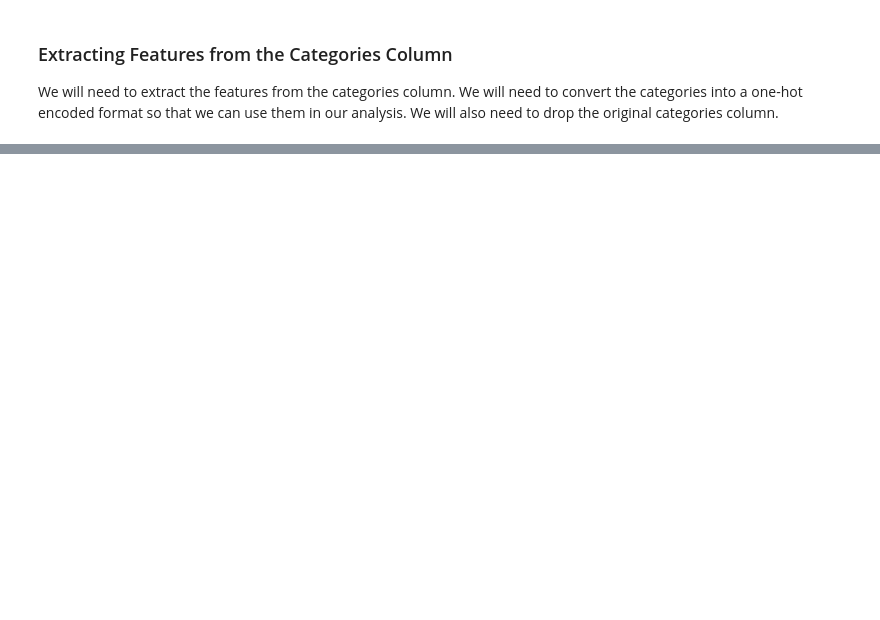
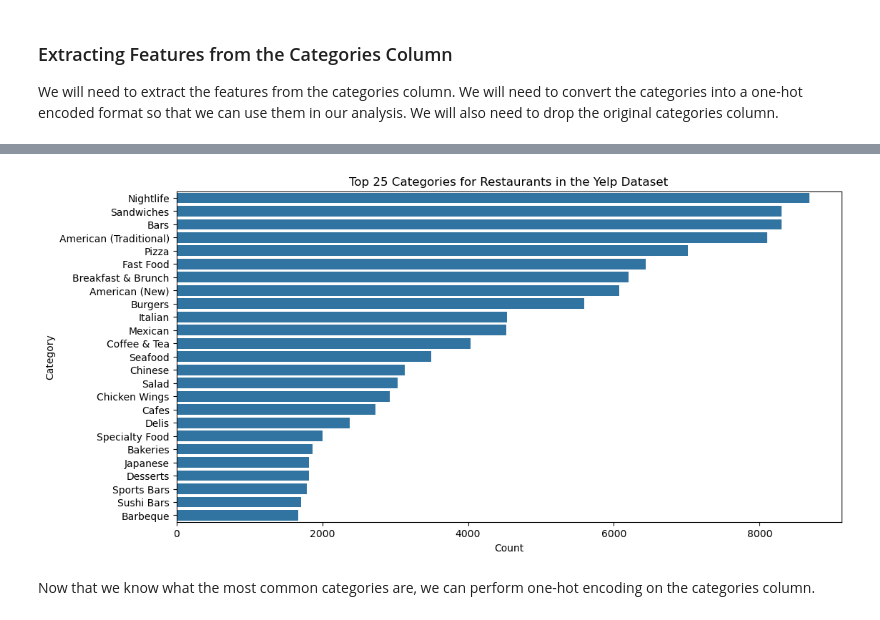
Before and after one commit to ervinp2002/yelp-dataset-analysis, a Jupyter notebook: yelp_analysis.ipynb, the cells around one changed output, grey strips where cells are left out. Cells and saved outputs as stored; diff of their text form; code cells hidden in the pictures; blank space fills up the shorter version.

Commit message:
Completed Preprocessing of dataset

```diff
--- a/yelp_analysis.ipynb
+++ b/yelp_analysis.ipynb
@@ -327,8 +328,10 @@ bool_columns = [
 ]
 
 for col in bool_columns:
+    # perform one-hot encoding for boolean columns
     business_df[col] = business_df[col].replace({None: False})
     business_df[col] = business_df[col].astype(bool)
+    business_df[col] = business_df[col].replace({True: 1, False: 0})
 
 missing_percentage = business_df.isnull().mean()
 print(f"Missing percentage in flattened DataFrame:\n{missing_percentage}")
@@ -413,6 +416,14 @@ columns_to_fill = ['WiFi', 'Alcohol', 'RestaurantsAttire', 'NoiseLevel']
 for col in columns_to_fill:
     business_df[col] = business_df[col].fillna(business_df[col].mode()[0])
 
+# Perform one-hot encoding for categorical columns
+business_df = pd.get_dummies(business_df, columns=columns_to_fill, drop_first=True)
+
+# Check if column is boolean and change to 0/1 if necessary
+for col in business_df.columns:
+    if business_df[col].dtype == 'bool':
+        business_df[col] = business_df[col].astype(int)
+
 # Check the first few rows of the DataFrame after filling missing values
 business_df.head(10)
 # %% [output]
@@ -452,0 +464,27 @@ business_df.head(10)
+# %%
+# Finding the most common categories
+categories = business_df['categories_list'].explode()
+categories = categories.str.strip()
+categories = categories[categories != '']
+categories = categories.value_counts()
+categories = categories[categories > 100]
+categories = categories.reset_index()
+categories.columns = ['category', 'count']
+categories = categories.sort_values(by='count', ascending=False)
+
+# Remove the 'Restaurants' category and 'Food' category
+categories = categories[~categories['category'].isin(['Restaurants', 'Food', 'Event Planning & Services', 'Caterers'])]
+# Remove the 'Restaurants' and 'Food' categories from the DataFrame
+business_df['categories_list'] = business_df['categories_list'].apply(lambda x: [i for i in x if i not in ['Restaurants', 'Food', 'Event Planning & Services', 'Caterers']])
+
+# Plot the top 25 categories
+plt.figure(figsize=(12, 6))
+sns.barplot(x='count', y='category', data=categories.head(25))
+plt.title('Top 25 Categories for Restaurants in the Yelp Dataset')
+plt.xlabel('Count')
+plt.ylabel('Category')
+plt.show()
+# %% [output]
+[figure, added]
+# %% [markdown]
+Now that we know what the most common categories are, we can perform one-hot encoding on the categories column.
```
Also changed, not shown: parts of 9 cells of this notebook, 4 other files.
